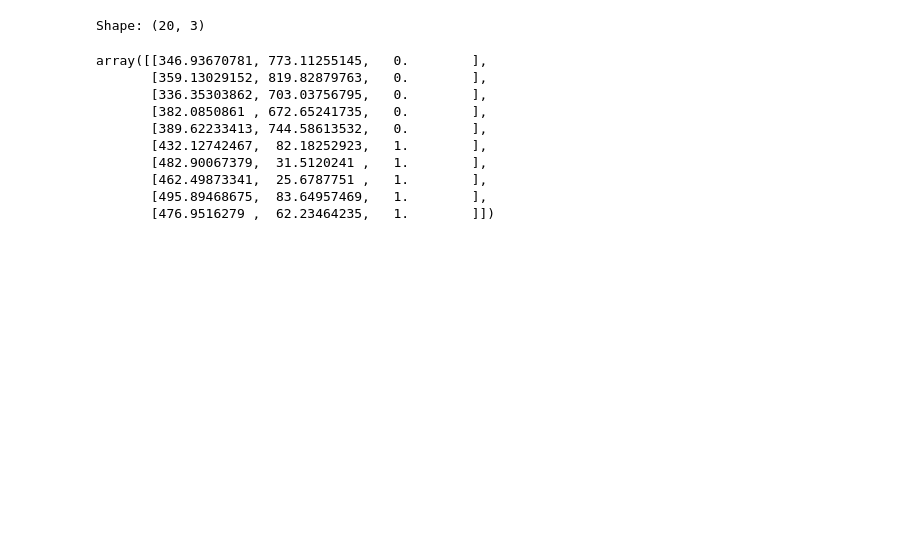
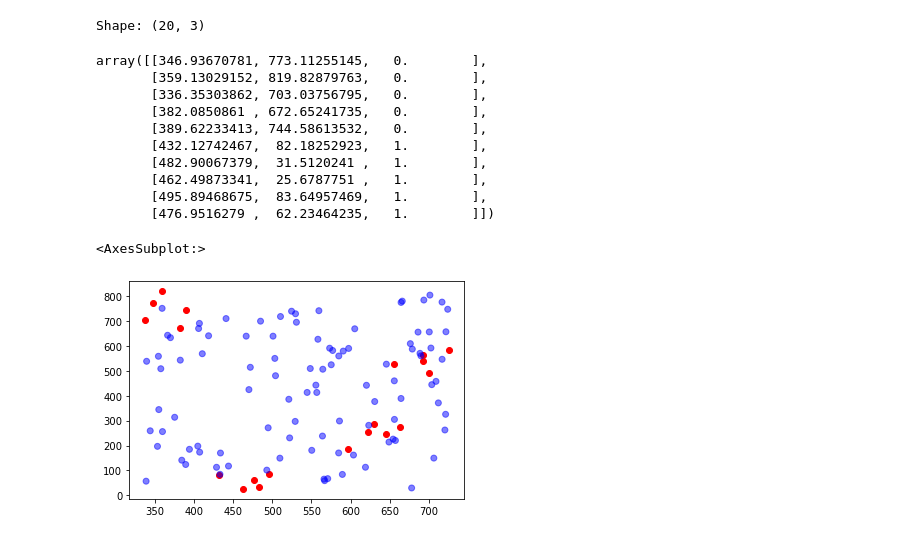
Before and after one commit to aballari9/CAB-Final-Project, a Jupyter notebook: src/hebbian_inhibitive_learning.ipynb, the cells around one changed output. Cells and saved outputs as stored; diff of their text form; code cells hidden in the pictures; blank space fills up the shorter version.

```diff
--- a/src/hebbian_inhibitive_learning.ipynb
+++ b/src/hebbian_inhibitive_learning.ipynb
@@ -82 +80,7 @@ def not_indices(indices, shape):
+# %%
+network = Network.generate_initial(raw_points)
+network.plot(raw_points)
+# %% [output]
+<AxesSubplot:>
+[figure, added]
 # %%
```
Also changed, not shown: parts of 5 cells of this notebook.
